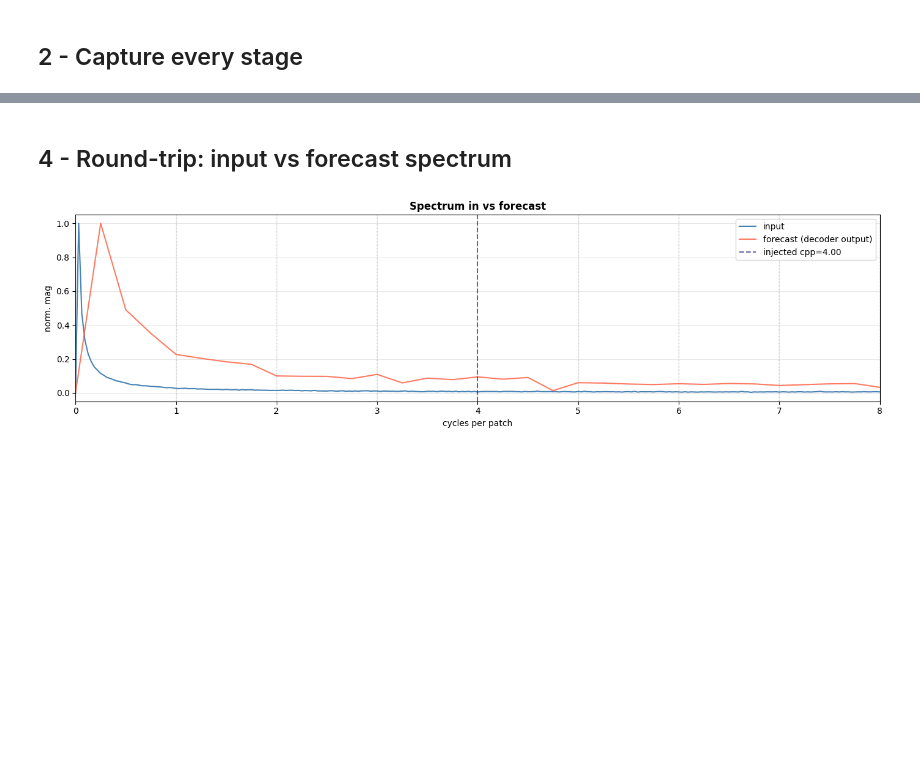
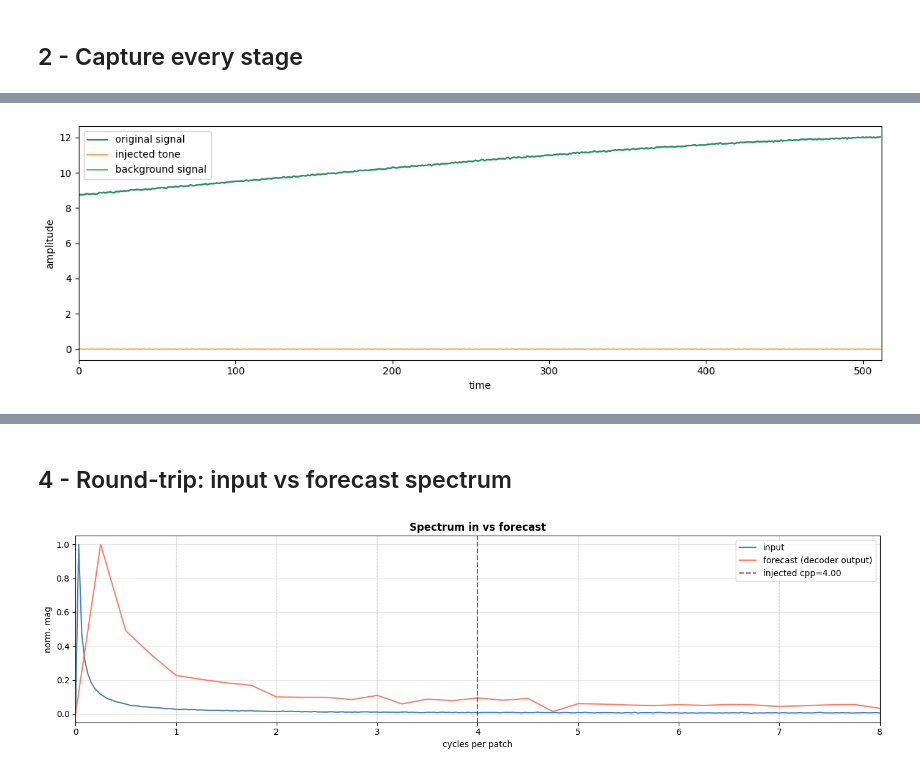
Before and after one commit to FedericoSabbadini/patchAliasing, a Jupyter notebook: chronos/models/chronosBolt_layer_probing.ipynb, the cells around one changed output, grey strips where cells are left out. Cells and saved outputs as stored; diff of their text form; code cells hidden in the pictures; blank space fills up the shorter version.

```diff
--- a/chronos/models/chronosBolt_layer_probing.ipynb
+++ b/chronos/models/chronosBolt_layer_probing.ipynb
@@ -178,0 +303,31 @@ and its background alike, i.e. the injected component is being eaten there. No l
+# %%
+# 1. Injected signal recovery
+
+spec = json_config[0]["params"]["inject"]
+# we get the specifications of the injected component from the config to recover the background signal by subtracting the injected tone from the original signal.
+# This is necessary to analyze how the model processes the injected component and how it affects the activations of the layers compared to a matched control where the tone is not present.
+amp_ = float(spec.get("amplitude", 1.0)); ph_ = float(spec.get("phase", 0.0))
+
+n = np.arange(len(signal))
+if spec["mode"] == "cpp":
+    tone = amp_ * np.sin(2*np.pi*float(spec["value"])*n/DEFAULT_PATCH_SIZE + ph_)
+else:  # hz
+    fs_ = float(json_config[0]["params"].get("fs", 256))
+    tone = amp_ * np.sin(2*np.pi*float(spec["value"])*(n/fs_) + ph_)
+# %%
+# 2. Background signal recovery
+
+background = signal - tone
+
+fig = plt.figure(figsize=(12, 4))
+plt.plot(signal, label="original signal")
+plt.plot(tone, label="injected tone", alpha=0.7)
+plt.plot(signal-tone, label="background signal", alpha=0.7)
+
+plt.xlabel("time"); plt.ylabel("amplitude"); plt.legend();
+plt.xlim(0, len(signal));
+plt.tight_layout()
+plt.savefig(OUT/"signal_analysis.png", dpi=140, bbox_inches="tight")
+plt.show()
+# %% [output]
+[figure, added]
```
Also changed, not shown: parts of 38 cells of this notebook, 57 other files.
